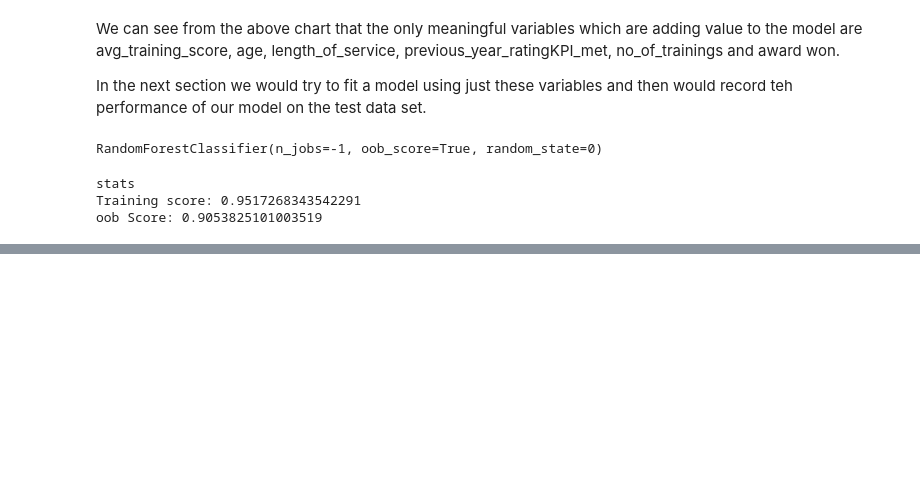
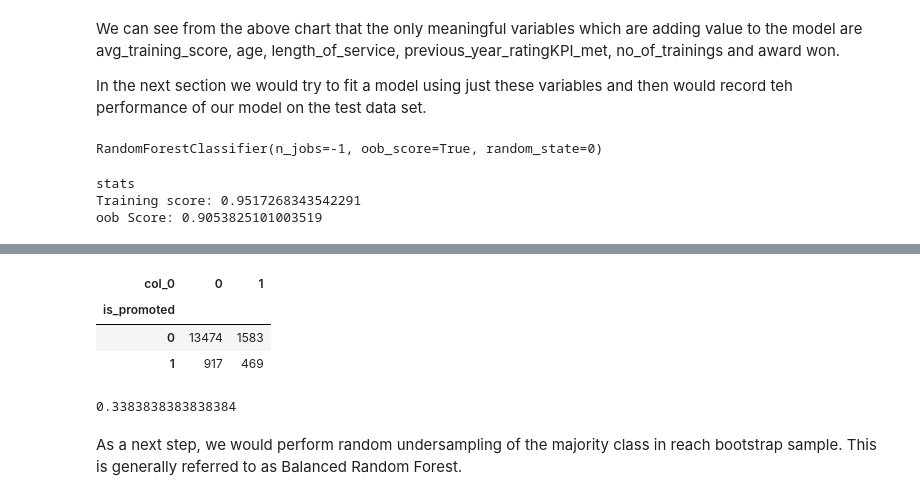
Before and after one commit to vikas280394/python_jupyter, a Jupyter notebook: If_promoted_problem_practice_jupyter.ipynb, the cells around one changed output, grey strips where cells are left out. Cells and saved outputs as stored; diff of their text form; code cells hidden in the pictures; blank space fills up the shorter version.

```diff
--- a/If_promoted_problem_practice_jupyter.ipynb
+++ b/If_promoted_problem_practice_jupyter.ipynb
@@ -499,0 +586,16 @@ pd.crosstab(Y_test, Y_test_pred)
+# %%
+rf2 = RandomForestClassifier( n_estimators= 1000, n_jobs=-1 , oob_score= True, bootstrap= True, random_state=0, class_weight="balanced_subsample")
+rf2.fit(X_train_new, Y_train)
+Y_test_pred2 =  rf2.predict(X_test[["no_of_trainings","age","previous_year_rating","KPIs_met >80%","awards_won?","avg_training_score","previous_year_rating_ind"]])
+pd.crosstab(Y_test, Y_test_pred2)
+# %% [output]
+| col_0 | 0 | 1 |
+| is_promoted |  |  |
+| 0 | 13474 | 1583 |
+| 1 | 917 | 469 |
+# %%
+metrics.recall_score(Y_test.astype('int64'), Y_test_pred2) # we have again recorded little bit of improvement
+# %% [output]
+0.3383838383838384
+# %% [markdown]
+As a next step, we would perform random undersampling of the majority class in reach bootstrap sample. This is generally referred to as Balanced Random Forest.
```
Also changed, not shown: parts of 21 cells of this notebook.
